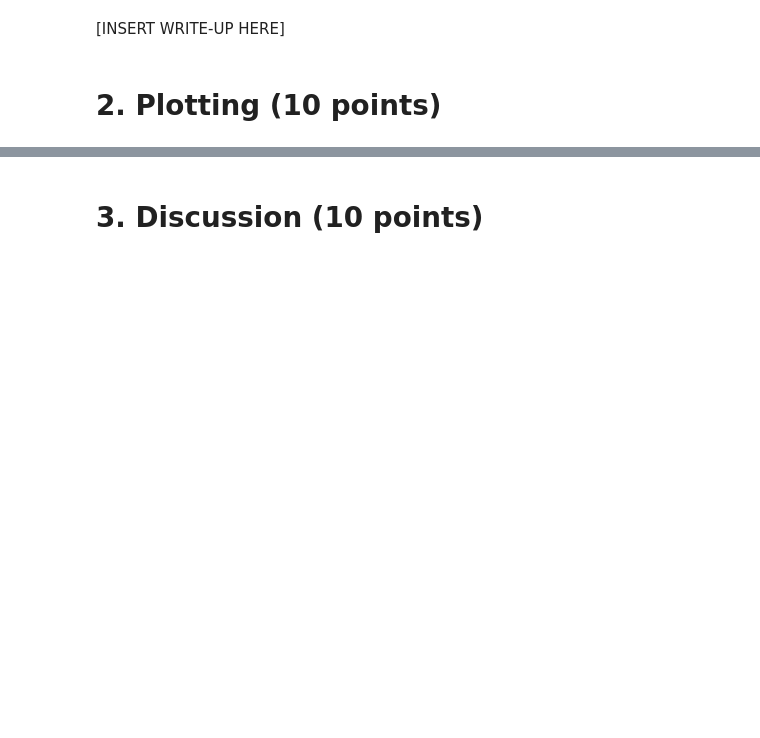
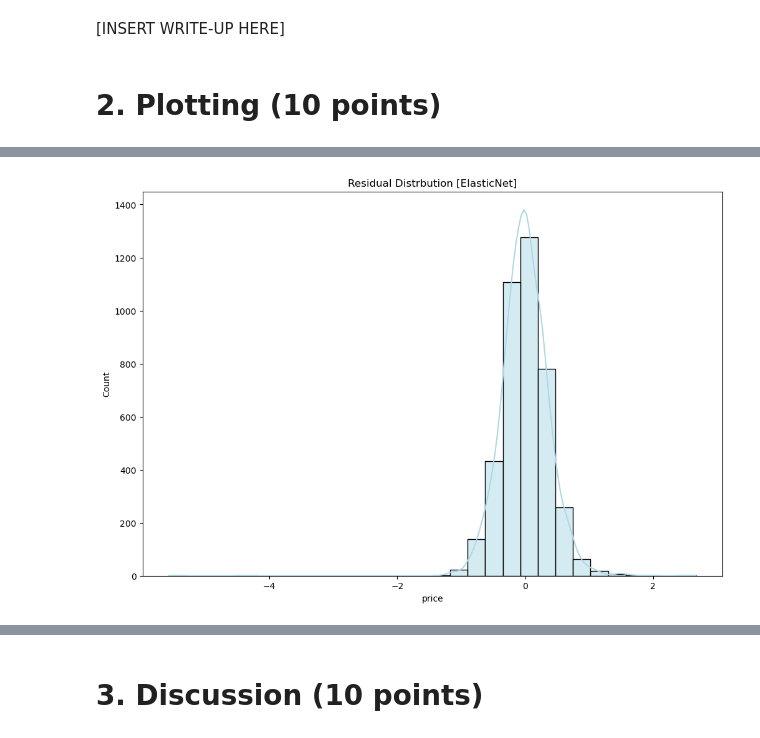
Before and after one commit to Willnguyen02/CS235F_HW2, a Jupyter notebook: CS235_HW2_Nguyen_William.ipynb, the cells around one changed output, grey strips where cells are left out. Drawn from its saved outputs; the diff is of its cells as text; code cells hidden in the pictures; blank space fills up the shorter version.

```diff
--- a/CS235_HW2_Nguyen_William.ipynb
+++ b/CS235_HW2_Nguyen_William.ipynb
@@ -1090,0 +1076,9 @@ plt.show()
+# %%
+# Error Distribution [ElasticNet]
+
+plt.figure(figsize=(12,8))
+sns.histplot((y_test - pred_model_1), bins=30, kde=True, color="lightblue")
+plt.title("Residual Distrbution [ElasticNet]")
+plt.show()
+# %% [output]
+[figure, added]
```
Also changed, not shown: parts of 15 cells of this notebook.
